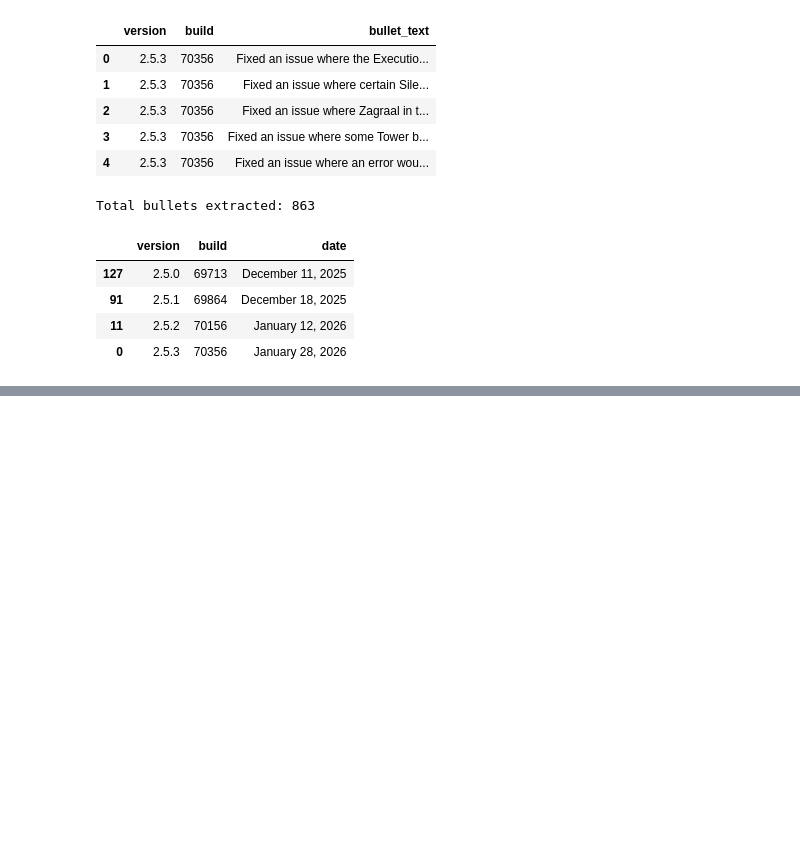
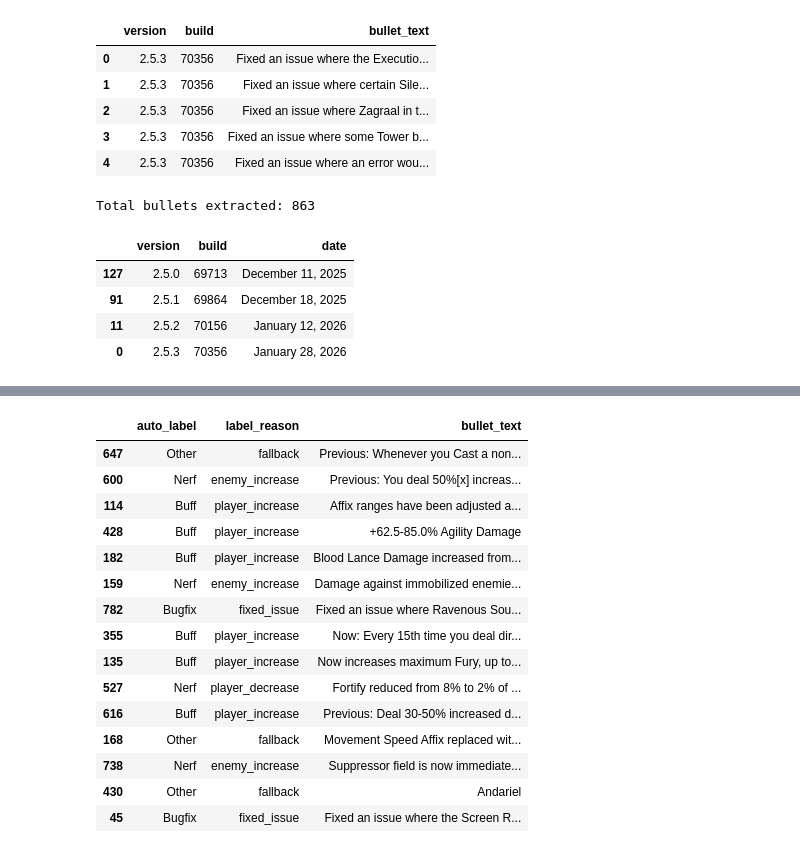
Before and after one commit to AlexToon55/H519-GroupProject, a Jupyter notebook: Brian's Work/Fresh Start,.ipynb, the cells around one changed output, grey strips where cells are left out. Drawn from its saved outputs; the diff is of its cells as text; code cells hidden in the pictures; blank space fills up the shorter version.

```diff
--- a/Brian's Work/Fresh Start,.ipynb
+++ b/Brian's Work/Fresh Start,.ipynb
@@ -133,0 +376,3 @@ Total bullets extracted: 863
+# %%
+def is_bugfix(t):
+    return t.startswith("fixed an issue") or "fixed an issue where" in t
@@ -133,0 +410,15 @@ Total bullets extracted: 863
+# %%
+def is_enemy(t):
+    enemy_terms = [
+        "monster", "monsters", "enemy", "enemies",
+        "boss", "bosses"
+    ]
+    return any(term in t for term in enemy_terms)
+# %%
+def is_increase(t):
+    inc_terms = ["increased", "gain", "grants", "now", "added", "bonus"]
+    return any(term in t for term in inc_terms)
+
+def is_decrease(t):
+    dec_terms = ["reduced", "decreased", "lowered", "no longer"]
+    return any(term in t for term in dec_terms)
@@ -133,0 +452,24 @@ Total bullets extracted: 863
+# %%
+# 1) Build normalized text (required for rules to work consistently)
+df_bullets["norm_text"] = df_bullets["bullet_text"].apply(normalize_text)
+
+# 2) Assign label + reason
+df_bullets[["auto_label", "label_reason"]] = (
+    df_bullets["norm_text"]
+    .apply(lambda t: pd.Series(assign_label_with_reason(t)))
+)
+
+# 3) Quick distribution sanity check
+print(df_bullets["auto_label"].value_counts())
+print(df_bullets["label_reason"].value_counts())
+
+# 4) Export review CSVs (QoL includes UI now)
+cols = ["bullet_id", "version", "date", "bullet_text", "auto_label", "label_reason"]
+
+df_bullets[df_bullets["auto_label"] == "QoL"][cols].to_csv("diablo4_qol.csv", index=False)
+df_bullets[df_bullets["auto_label"] == "Buff"][cols].to_csv("diablo4_buffs.csv", index=False)
+df_bullets[df_bullets["auto_label"] == "Nerf"][cols].to_csv("diablo4_nerfs.csv", index=False)
+df_bullets[df_bullets["auto_label"] == "Bugfix"][cols].to_csv("diablo4_bugfix.csv", index=False)
+
+# 5) Save the full labeled dataset (recommended)
+df_bullets[cols].to_csv("diablo4_bullets_labeled_silver.csv", index=False)
@@ -133,0 +495,19 @@ Total bullets extracted: 863
+# %%
+df_bullets.sample(15)[["auto_label", "label_reason", "bullet_text"]]
+# %% [output]
+|  | auto_label | label_reason | bullet_text |
+| 647 | Other | fallback | Previous: Whenever you Cast a non... |
+| 600 | Nerf | enemy_increase | Previous: You deal 50%[x] increas... |
+| 114 | Buff | player_increase | Affix ranges have been adjusted a... |
+| 428 | Buff | player_increase | +62.5-85.0% Agility Damage |
+| 182 | Buff | player_increase | Blood Lance Damage increased from... |
+| 159 | Nerf | enemy_increase | Damage against immobilized enemie... |
+| 782 | Bugfix | fixed_issue | Fixed an issue where Ravenous Sou... |
+| 355 | Buff | player_increase | Now: Every 15th time you deal dir... |
+| 135 | Buff | player_increase | Now increases maximum Fury, up to... |
+| 527 | Nerf | player_decrease | Fortify reduced from 8% to 2% of ... |
+| 616 | Buff | player_increase | Previous: Deal 30-50% increased d... |
+| 168 | Other | fallback | Movement Speed Affix replaced wit... |
+| 738 | Nerf | enemy_increase | Suppressor field is now immediate... |
+| 430 | Other | fallback | Andariel |
+| 45 | Bugfix | fixed_issue | Fixed an issue where the Screen R... |
```
Also changed, not shown: parts of 9 cells of this notebook, 6 other files.
